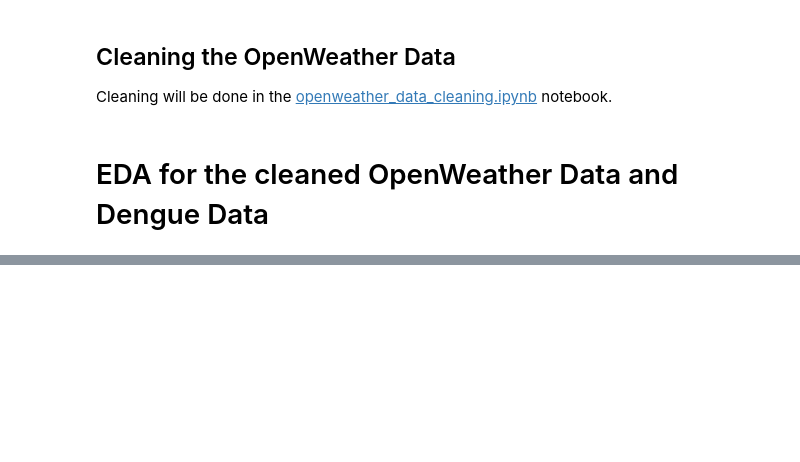
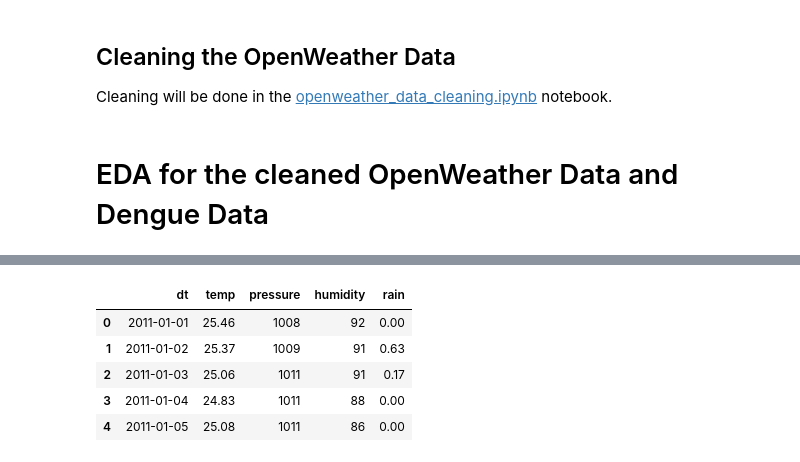
Before and after one commit to Iloilo-Dengue-Watch/Iloilo-Dengue-Watch, a Jupyter notebook: eda_notebook.ipynb, the cells around one changed output, grey strips where cells are left out. Saved outputs shown, nothing was run; the diff lists cells and outputs as text; code cells hidden in the pictures; blank space fills up the shorter version.

```diff
--- a/eda_notebook.ipynb
+++ b/eda_notebook.ipynb
@@ -172,0 +183,11 @@ import seaborn as sns
+# %%
+df_openweather = pd.read_csv('data/openweather/weather_data.csv')
+df_openweather['dt'] = pd.to_datetime(df_openweather['dt'])
+df_openweather.head()
+# %% [output]
+|  | dt | temp | pressure | humidity | rain |
+| 0 | 2011-01-01 | 25.46 | 1008 | 92 | 0.00 |
+| 1 | 2011-01-02 | 25.37 | 1009 | 91 | 0.63 |
+| 2 | 2011-01-03 | 25.06 | 1011 | 91 | 0.17 |
+| 3 | 2011-01-04 | 24.83 | 1011 | 88 | 0.00 |
+| 4 | 2011-01-05 | 25.08 | 1011 | 86 | 0.00 |
```
Also changed, not shown: parts of 4 cells of this notebook, 6 other files.
